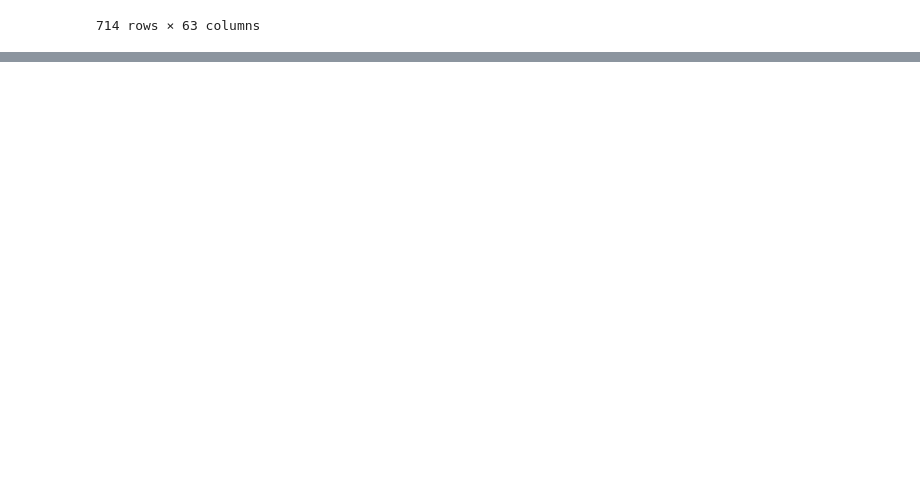
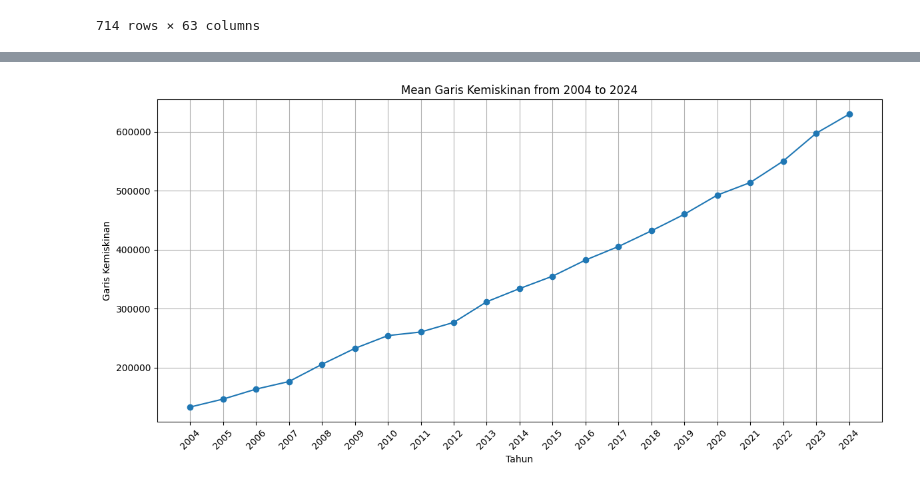
Before and after one commit to yusufimantaka/gamadata-2, a Jupyter notebook: Javi/viz.ipynb, the cells around one changed output, grey strips where cells are left out. Cells and saved outputs as stored; diff of their text form; code cells hidden in the pictures; blank space fills up the shorter version.

```diff
--- a/Javi/viz.ipynb
+++ b/Javi/viz.ipynb
@@ -60,0 +61,14 @@ mean_df
+# %%
+# line plot for mean_df
+import matplotlib.pyplot as plt
+plt.figure(figsize=(12, 6))
+plt.plot(mean_df['Tahun'], mean_df['Garis Kemiskinan'], marker='o')
+plt.title('Mean Garis Kemiskinan from 2004 to 2024')
+plt.xlabel('Tahun')
+plt.ylabel('Garis Kemiskinan')
+plt.xticks(mean_df['Tahun'], rotation=45)
+plt.grid()
+plt.tight_layout()
+plt.show()
+# %% [output]
+[figure, added]
```
Also changed, not shown: parts of 3 cells of this notebook, 1 other file.
